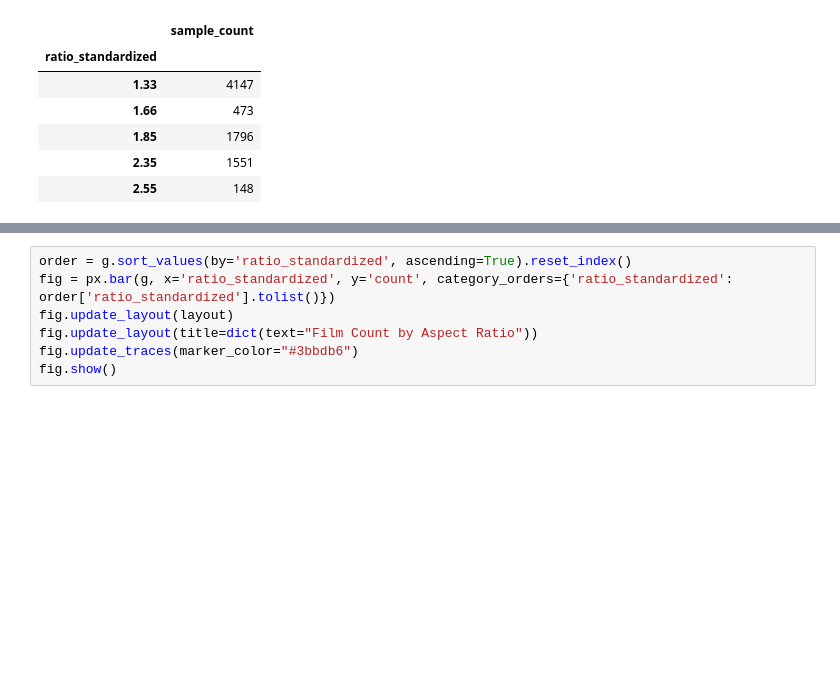
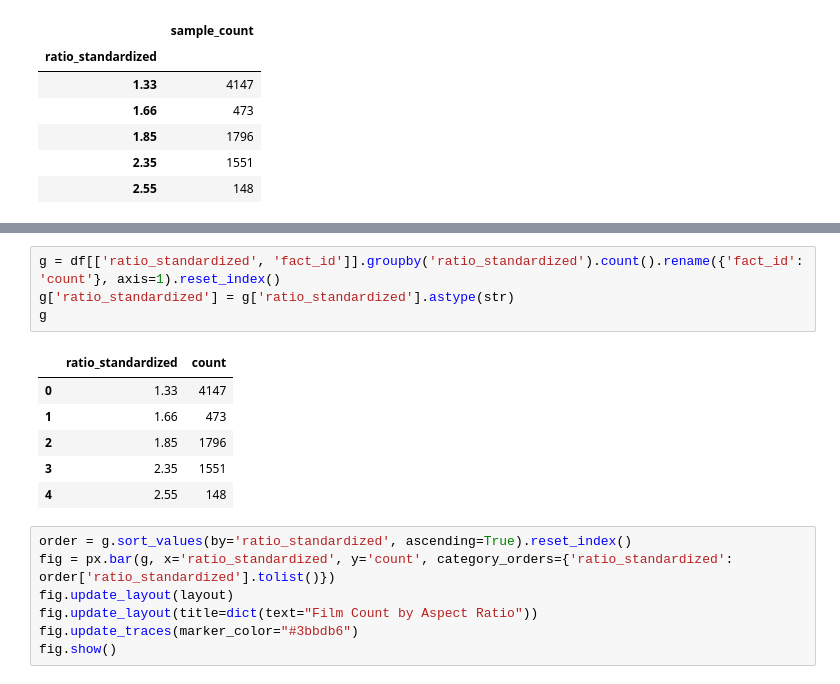
Before and after one commit to astaileyyoung/CineStat, a Jupyter notebook: research/baselines/scale.ipynb, the cells around one changed output, grey strips where cells are left out. Cells and saved outputs as stored; diff of their text form; blank space fills up the shorter version.

```diff
--- a/research/baselines/scale.ipynb
+++ b/research/baselines/scale.ipynb
@@ -352,6 +352,17 @@ moe_df
 | 2 | 1.85 | 1796 | 787 |
 | 3 | 2.35 | 1551 | 455 |
 | 4 | 2.55 | 148 | 162 |
+# %%
+g = df[['ratio_standardized', 'fact_id']].groupby('ratio_standardized').count().rename({'fact_id': 'count'}, axis=1).reset_index()
+g['ratio_standardized'] = g['ratio_standardized'].astype(str)
+g
+# %% [output]
+|  | ratio_standardized | count |
+| 0 | 1.33 | 4147 |
+| 1 | 1.66 | 473 |
+| 2 | 1.85 | 1796 |
+| 3 | 2.35 | 1551 |
+| 4 | 2.55 | 148 |
 # %%
 order = g.sort_values(by='ratio_standardized', ascending=True).reset_index()
 fig = px.bar(g, x='ratio_standardized', y='count', category_orders={'ratio_standardized': order['ratio_standardized'].tolist()})
```
Also changed, not shown: parts of 7 cells of this notebook, 4 other files.
